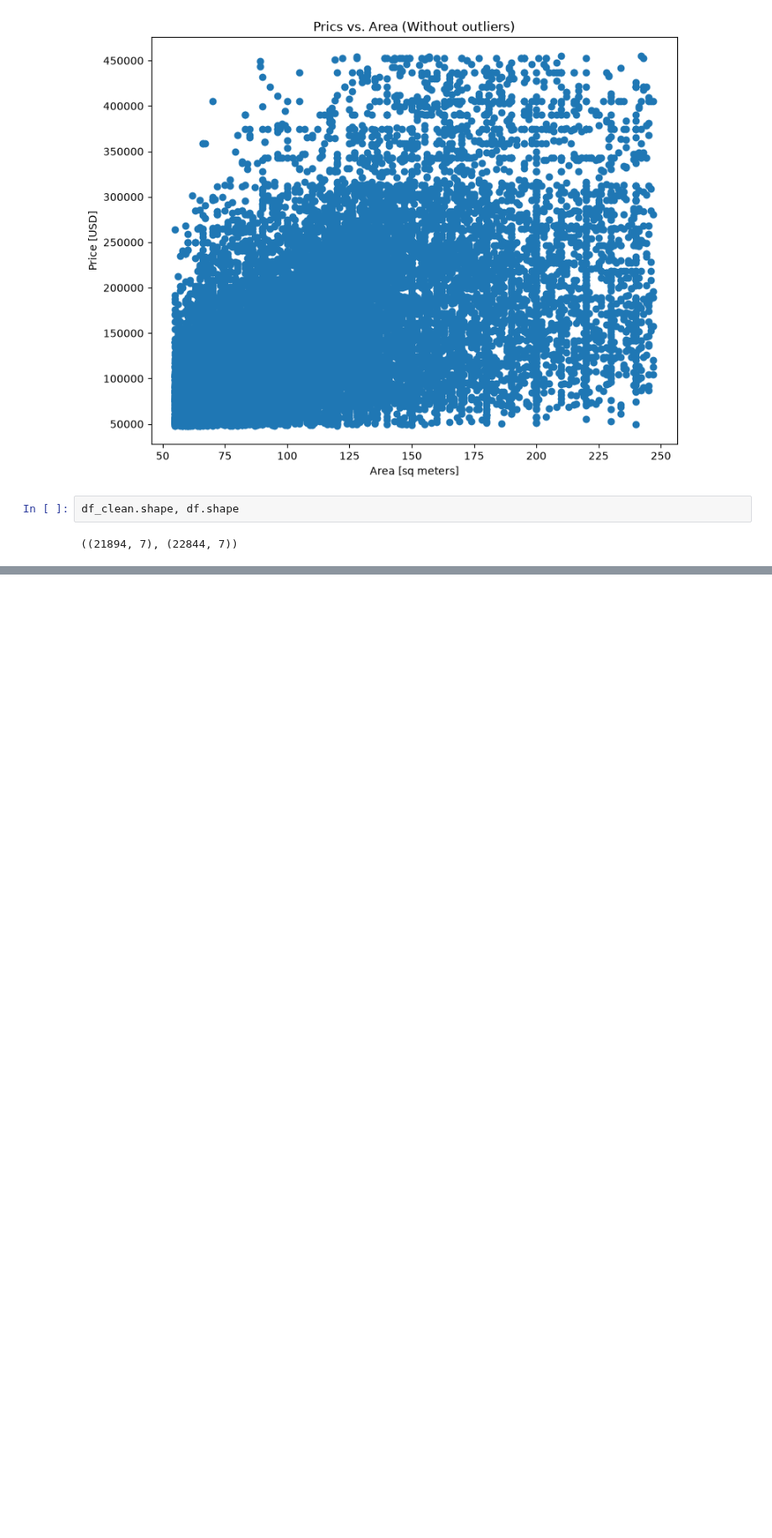
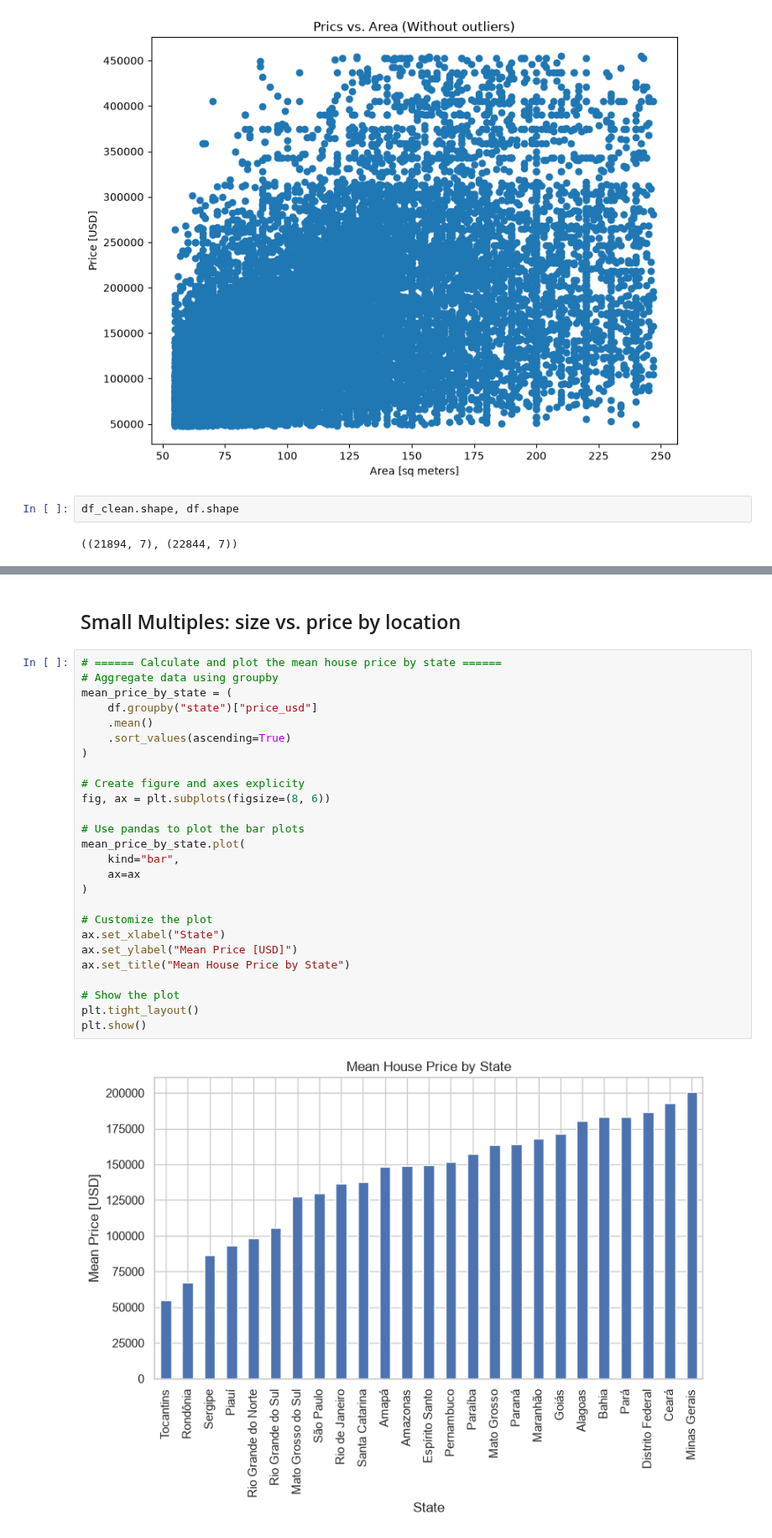
Before and after one commit to rounak173/Brazil-Real-Estate-EDA, a Jupyter notebook: eda_brazil_real_estate.ipynb, the cells around one changed output, grey strips where cells are left out. Shown at 84% size. Cells and saved outputs as stored; diff of their text form; blank space fills up the shorter version.

Commit message:
Calculate and plot the mean house price by state

```diff
--- a/eda_brazil_real_estate.ipynb
+++ b/eda_brazil_real_estate.ipynb
@@ -613 +566,31 @@ plt.plot()
 [figure]
+# %% [markdown]
+## Small Multiples: size vs. price by location
+# %%
+# ====== Calculate and plot the mean house price by state ======
+# Aggregate data using groupby
+mean_price_by_state = (
+    df.groupby("state")["price_usd"]
+    .mean()
+    .sort_values(ascending=True)
+)
+
+# Create figure and axes explicity
+fig, ax = plt.subplots(figsize=(8, 6))
+
+# Use pandas to plot the bar plots
+mean_price_by_state.plot(
+    kind="bar",
+    ax=ax
+)
+
+# Customize the plot
+ax.set_xlabel("State")
+ax.set_ylabel("Mean Price [USD]")
+ax.set_title("Mean House Price by State")
+
+# Show the plot
+plt.tight_layout()
+plt.show()
+# %% [output]
+[figure, added]
```
Also changed, not shown: parts of 2 cells of this notebook.
